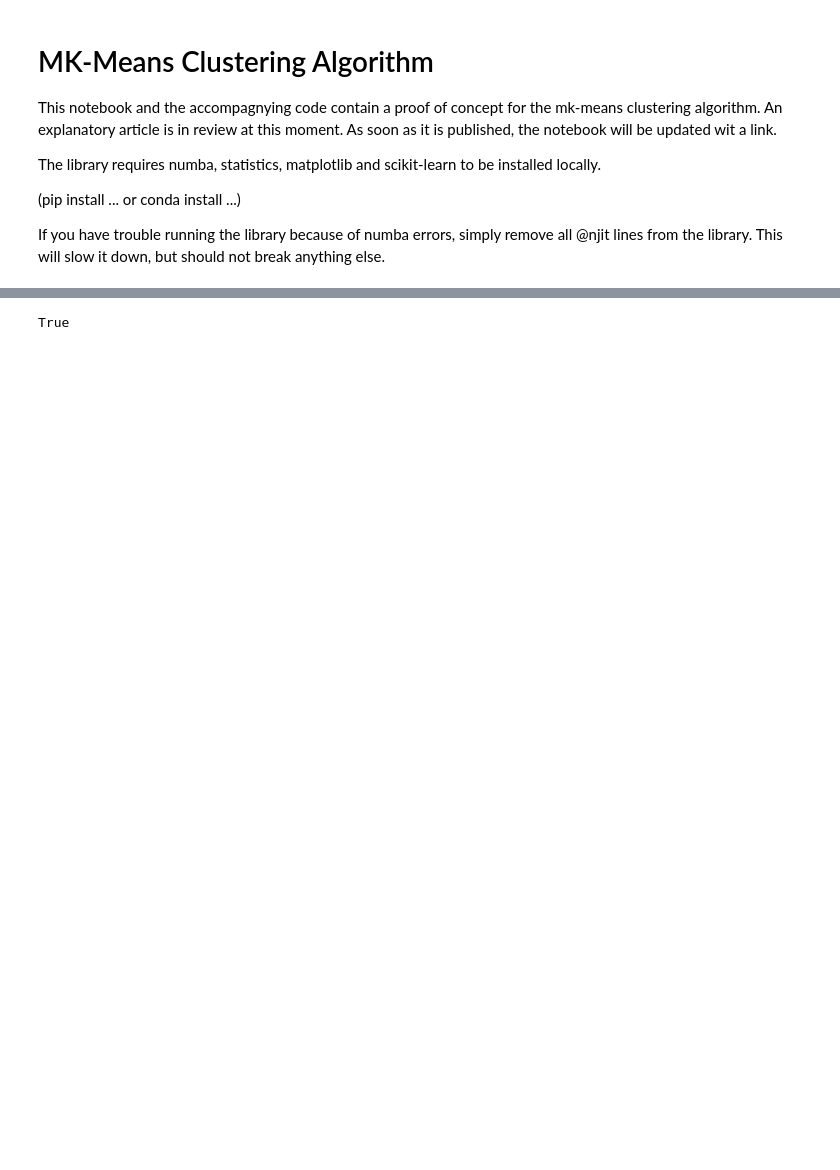
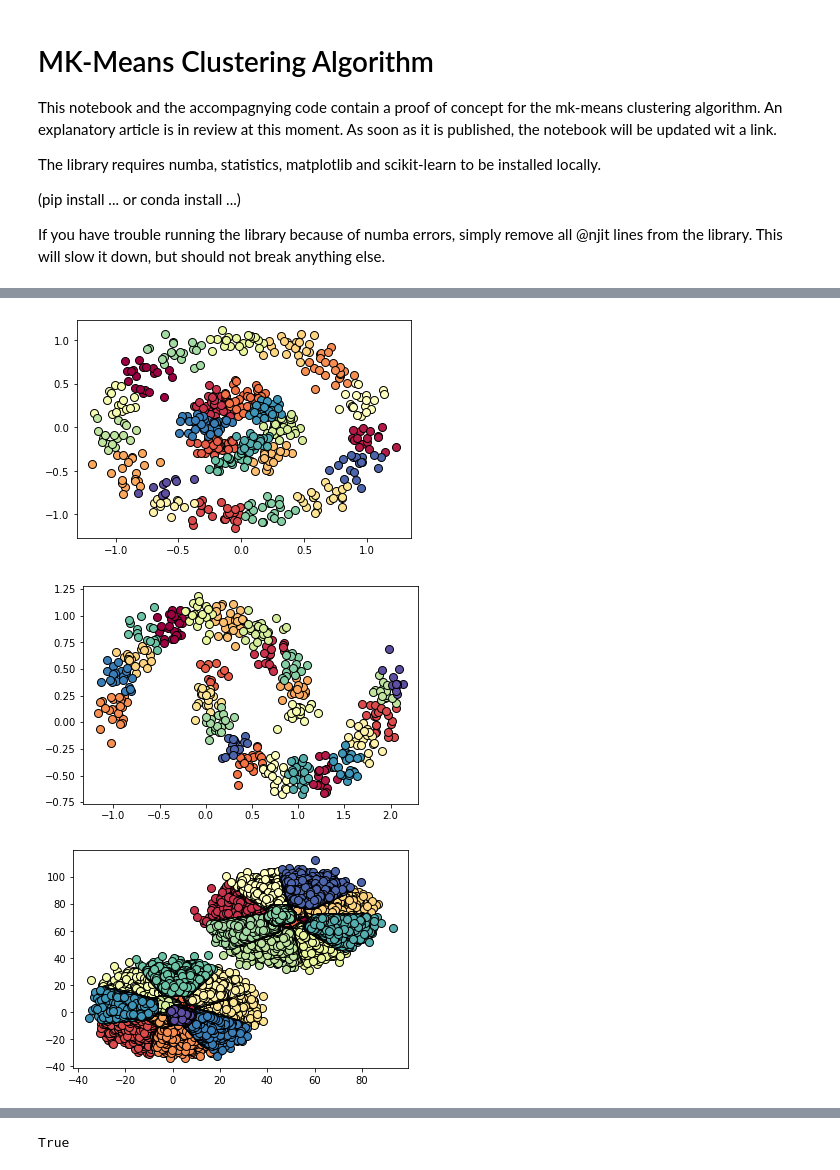
Before and after one commit to stefankober/mk-means, a Jupyter notebook: mk-means.ipynb, the cells around one changed output, grey strips where cells are left out. Cells and saved outputs as stored; diff of their text form; code cells hidden in the pictures; blank space fills up the shorter version.

```diff
--- a/mk-means.ipynb
+++ b/mk-means.ipynb
@@ -22,0 +66,13 @@ plt.scatter(X[:,0], X[:,1]);
+# %%
+# Will take some time, blobs is a really big data set! 2M data points!
+model_circles = KMeans(n_clusters=25).fit(X_circles)
+model_moons = KMeans(n_clusters=25).fit(X_moons)
+model_blobs = KMeans(n_clusters=25).fit(X_blobs)
+# %%
+plot_clustering(X_circles, model_circles.labels_)
+plot_clustering(X_moons, model_moons.labels_)
+plot_clustering(X_blobs, model_blobs.labels_)
+# %% [output]
+[figure, added]
+[figure, added]
+[figure, added]
```
Also changed, not shown: parts of 15 cells of this notebook.
